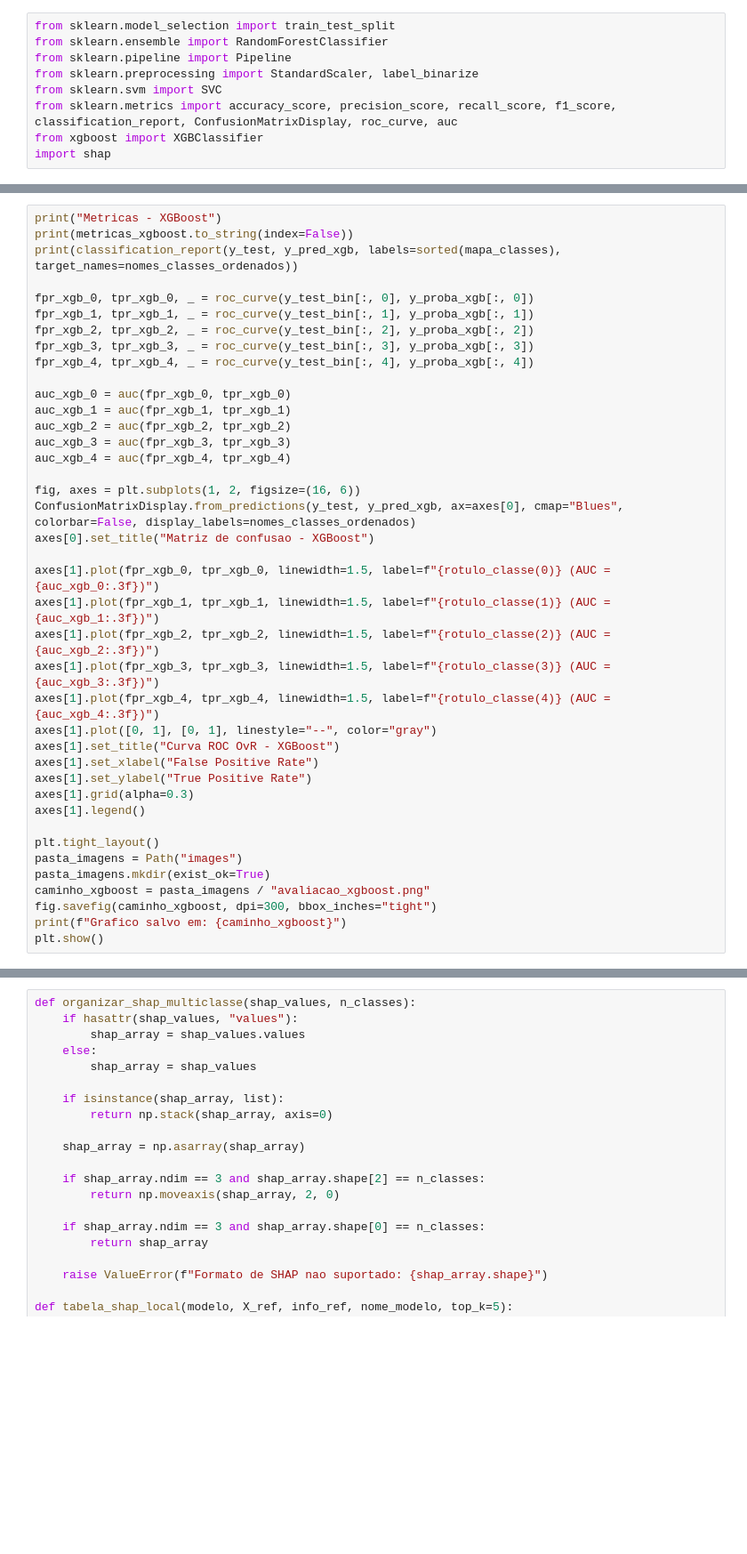
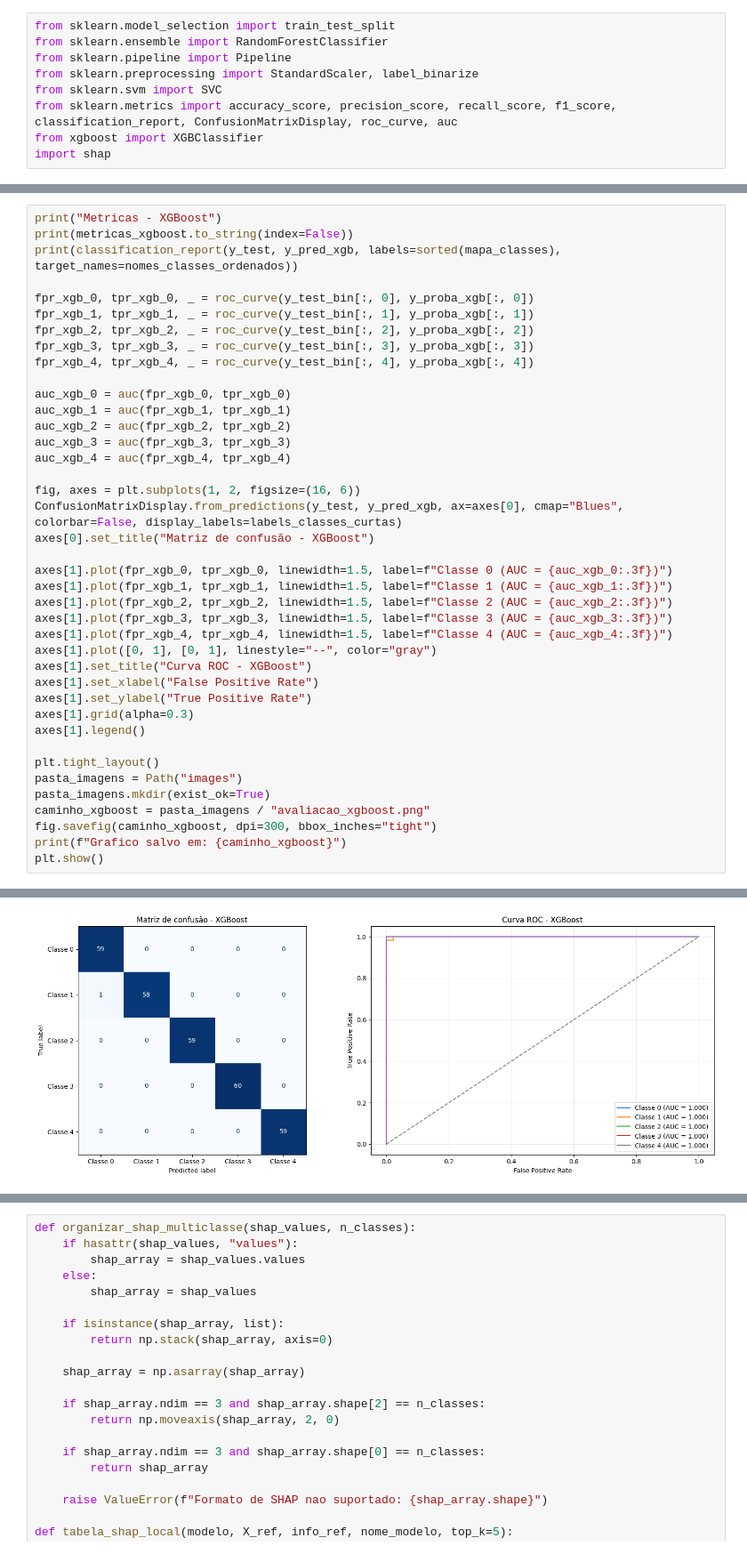
Before and after one commit to MateusZanco/predictive_maintenance_fft_ml_xai_llm, a Jupyter notebook: predictive_maintenance_fft_ml_xai_llm.ipynb, the cells around one changed output, grey strips where cells are left out. Shown at 89% size. Saved outputs shown, nothing was run; the diff lists cells and outputs as text; blank space fills up the shorter version.

```diff
--- a/predictive_maintenance_fft_ml_xai_llm.ipynb
+++ b/predictive_maintenance_fft_ml_xai_llm.ipynb
@@ -633,16 +759,16 @@ auc_xgb_3 = auc(fpr_xgb_3, tpr_xgb_3)
 auc_xgb_4 = auc(fpr_xgb_4, tpr_xgb_4)
 
 fig, axes = plt.subplots(1, 2, figsize=(16, 6))
-ConfusionMatrixDisplay.from_predictions(y_test, y_pred_xgb, ax=axes[0], cmap="Blues", colorbar=False, display_labels=nomes_classes_ordenados)
-axes[0].set_title("Matriz de confusao - XGBoost")
+ConfusionMatrixDisplay.from_predictions(y_test, y_pred_xgb, ax=axes[0], cmap="Blues", colorbar=False, display_labels=labels_classes_curtas)
+axes[0].set_title("Matriz de confusão - XGBoost")
 
-axes[1].plot(fpr_xgb_0, tpr_xgb_0, linewidth=1.5, label=f"{rotulo_classe(0)} (AUC = {auc_xgb_0:.3f})")
-axes[1].plot(fpr_xgb_1, tpr_xgb_1, linewidth=1.5, label=f"{rotulo_classe(1)} (AUC = {auc_xgb_1:.3f})")
-axes[1].plot(fpr_xgb_2, tpr_xgb_2, linewidth=1.5, label=f"{rotulo_classe(2)} (AUC = {auc_xgb_2:.3f})")
-axes[1].plot(fpr_xgb_3, tpr_xgb_3, linewidth=1.5, label=f"{rotulo_classe(3)} (AUC = {auc_xgb_3:.3f})")
-axes[1].plot(fpr_xgb_4, tpr_xgb_4, linewidth=1.5, label=f"{rotulo_classe(4)} (AUC = {auc_xgb_4:.3f})")
+axes[1].plot(fpr_xgb_0, tpr_xgb_0, linewidth=1.5, label=f"Classe 0 (AUC = {auc_xgb_0:.3f})")
+axes[1].plot(fpr_xgb_1, tpr_xgb_1, linewidth=1.5, label=f"Classe 1 (AUC = {auc_xgb_1:.3f})")
+axes[1].plot(fpr_xgb_2, tpr_xgb_2, linewidth=1.5, label=f"Classe 2 (AUC = {auc_xgb_2:.3f})")
+axes[1].plot(fpr_xgb_3, tpr_xgb_3, linewidth=1.5, label=f"Classe 3 (AUC = {auc_xgb_3:.3f})")
+axes[1].plot(fpr_xgb_4, tpr_xgb_4, linewidth=1.5, label=f"Classe 4 (AUC = {auc_xgb_4:.3f})")
 axes[1].plot([0, 1], [0, 1], linestyle="--", color="gray")
-axes[1].set_title("Curva ROC OvR - XGBoost")
+axes[1].set_title("Curva ROC - XGBoost")
 axes[1].set_xlabel("False Positive Rate")
 axes[1].set_ylabel("True Positive Rate")
 axes[1].grid(alpha=0.3)
@@ -655,3 +781,4 @@ caminho_xgboost = pasta_imagens / "avaliacao_xgboost.png"
 fig.savefig(caminho_xgboost, dpi=300, bbox_inches="tight")
 print(f"Grafico salvo em: {caminho_xgboost}")
 plt.show()
+# %% [output]
@@ -658,3 +801,4 @@ plt.show()
+[figure, added]
 # %%
 print("Metricas - SVM")
 print(metricas_svm.to_string(index=False))
```
Also changed, not shown: parts of 22 cells of this notebook, 3 other files.
